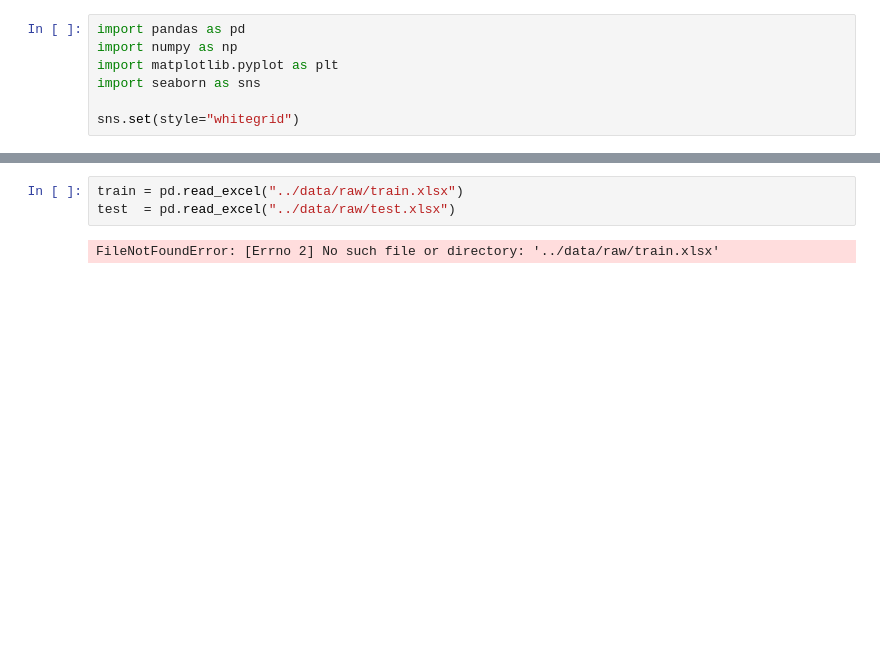
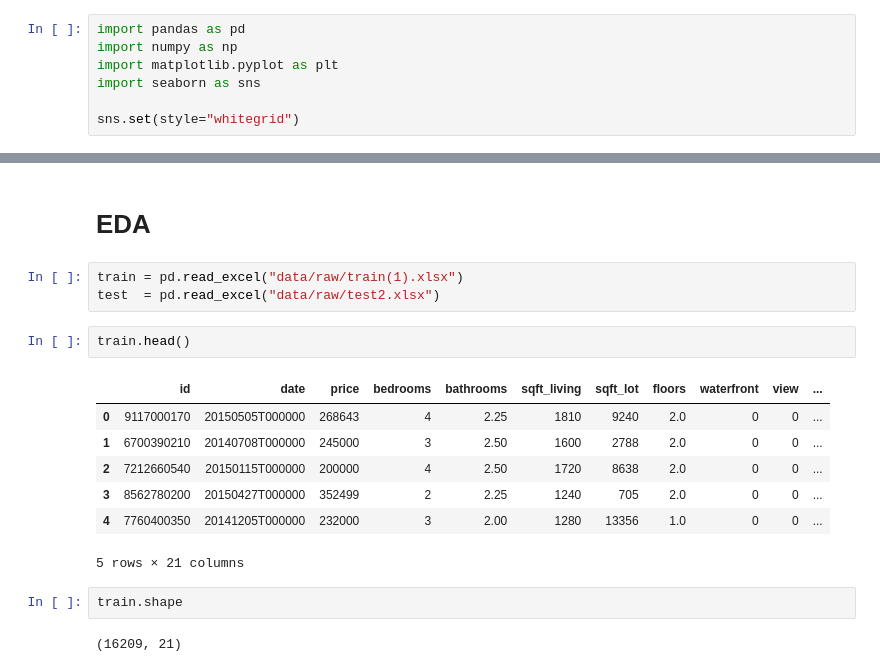
Before and after one commit to gorilla15a/property-valuation-multimodal, a Jupyter notebook: notebooks/preprocessing.ipynb, the cells around one changed output, grey strips where cells are left out. Cells and saved outputs as stored; diff of their text form; blank space fills up the shorter version.

```diff
--- a/notebooks/preprocessing.ipynb
+++ b/notebooks/preprocessing.ipynb
@@ -30,5 +50,19 @@ sns.set(style="whitegrid")
+# %% [markdown]
+# EDA
 # %%
-train = pd.read_excel("../data/raw/train.xlsx")
-test  = pd.read_excel("../data/raw/test.xlsx")
+train = pd.read_excel("data/raw/train(1).xlsx")
+test  = pd.read_excel("data/raw/test2.xlsx")
-# %% [output]
-FileNotFoundError: [Errno 2] No such file or directory: '../data/raw/train.xlsx'
+# %%
+train.head()
+# %% [output]
+|  | id | date | price | bedrooms | bathrooms | sqft_living | sqft_lot | floors | waterfront | view | ... |
+| 0 | 9117000170 | 20150505T000000 | 268643 | 4 | 2.25 | 1810 | 9240 | 2.0 | 0 | 0 | ... |
+| 1 | 6700390210 | 20140708T000000 | 245000 | 3 | 2.50 | 1600 | 2788 | 2.0 | 0 | 0 | ... |
+| 2 | 7212660540 | 20150115T000000 | 200000 | 4 | 2.50 | 1720 | 8638 | 2.0 | 0 | 0 | ... |
+| 3 | 8562780200 | 20150427T000000 | 352499 | 2 | 2.25 | 1240 | 705 | 2.0 | 0 | 0 | ... |
+| 4 | 7760400350 | 20141205T000000 | 232000 | 3 | 2.00 | 1280 | 13356 | 1.0 | 0 | 0 | ... |
+5 rows × 21 columns
+# %%
+train.shape
+# %% [output]
+(16209, 21)
```
Also changed, not shown: parts of 7 cells of this notebook.
